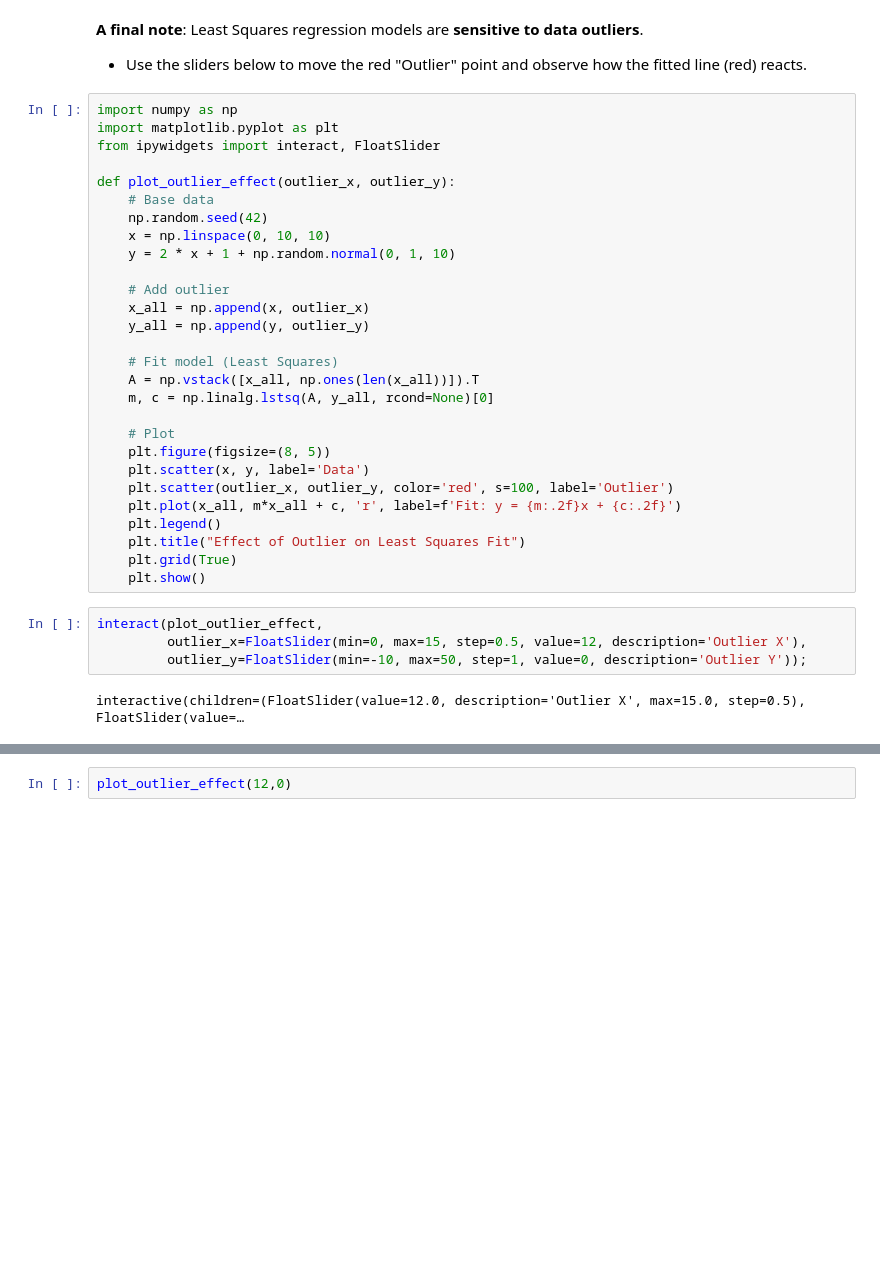
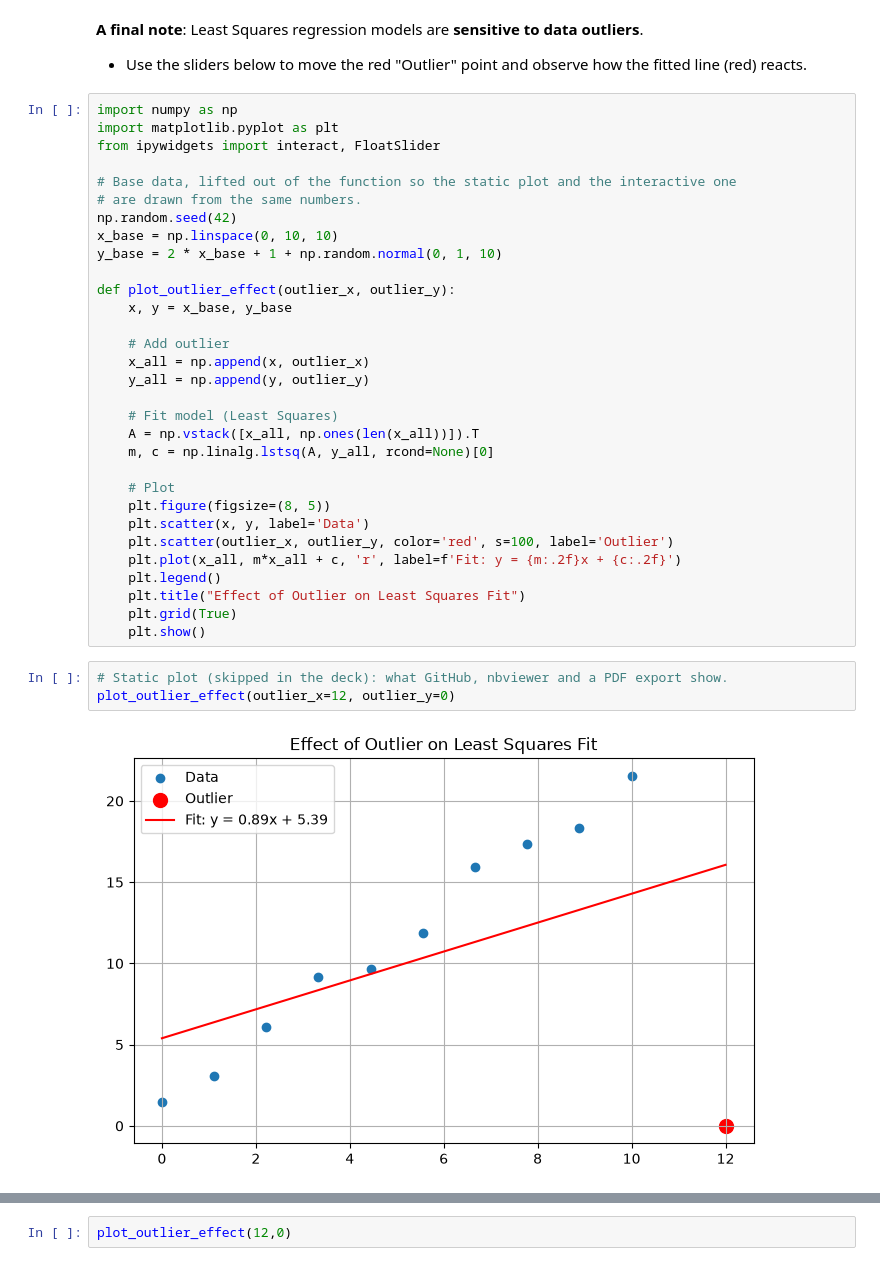
Before and after one commit to bessagroup/3dasm_course, a Jupyter notebook: Lectures/Lecture11/3dasm_Lecture11.ipynb, the cells around one changed output, grey strips where cells are left out. Saved outputs shown, nothing was run; the diff lists cells and outputs as text; blank space fills up the shorter version.

```diff
--- a/Lectures/Lecture11/3dasm_Lecture11.ipynb
+++ b/Lectures/Lecture11/3dasm_Lecture11.ipynb
@@ -342,11 +342,14 @@ import numpy as np
 import matplotlib.pyplot as plt
 from ipywidgets import interact, FloatSlider
 
+# Base data, lifted out of the function so the static plot and the interactive one
+# are drawn from the same numbers.
+np.random.seed(42)
+x_base = np.linspace(0, 10, 10)
+y_base = 2 * x_base + 1 + np.random.normal(0, 1, 10)
+
 def plot_outlier_effect(outlier_x, outlier_y):
-    # Base data
-    np.random.seed(42)
-    x = np.linspace(0, 10, 10)
-    y = 2 * x + 1 + np.random.normal(0, 1, 10)
+    x, y = x_base, y_base
 
     # Add outlier
     x_all = np.append(x, outlier_x)
@@ -365,9 +368,8 @@ def plot_outlier_effect(outlier_x, outlier_y):
     plt.title("Effect of Outlier on Least Squares Fit")
     plt.grid(True)
     plt.show()
-# %%
-interact(plot_outlier_effect,
-         outlier_x=FloatSlider(min=0, max=15, step=0.5, value=12, description='Outlier X'),
-         outlier_y=FloatSlider(min=-10, max=50, step=1, value=0, description='Outlier Y'));
-# %% [output]
-interactive(children=(FloatSlider(value=12.0, description='Outlier X', max=15.0, step=0.5), FloatSlider(value=…
+# %%
+# Static plot (skipped in the deck): what GitHub, nbviewer and a PDF export show.
+plot_outlier_effect(outlier_x=12, outlier_y=0)
+# %% [output]
+[figure, added]
```
Also changed, not shown: parts of 2 cells of this notebook, 1 other file.
